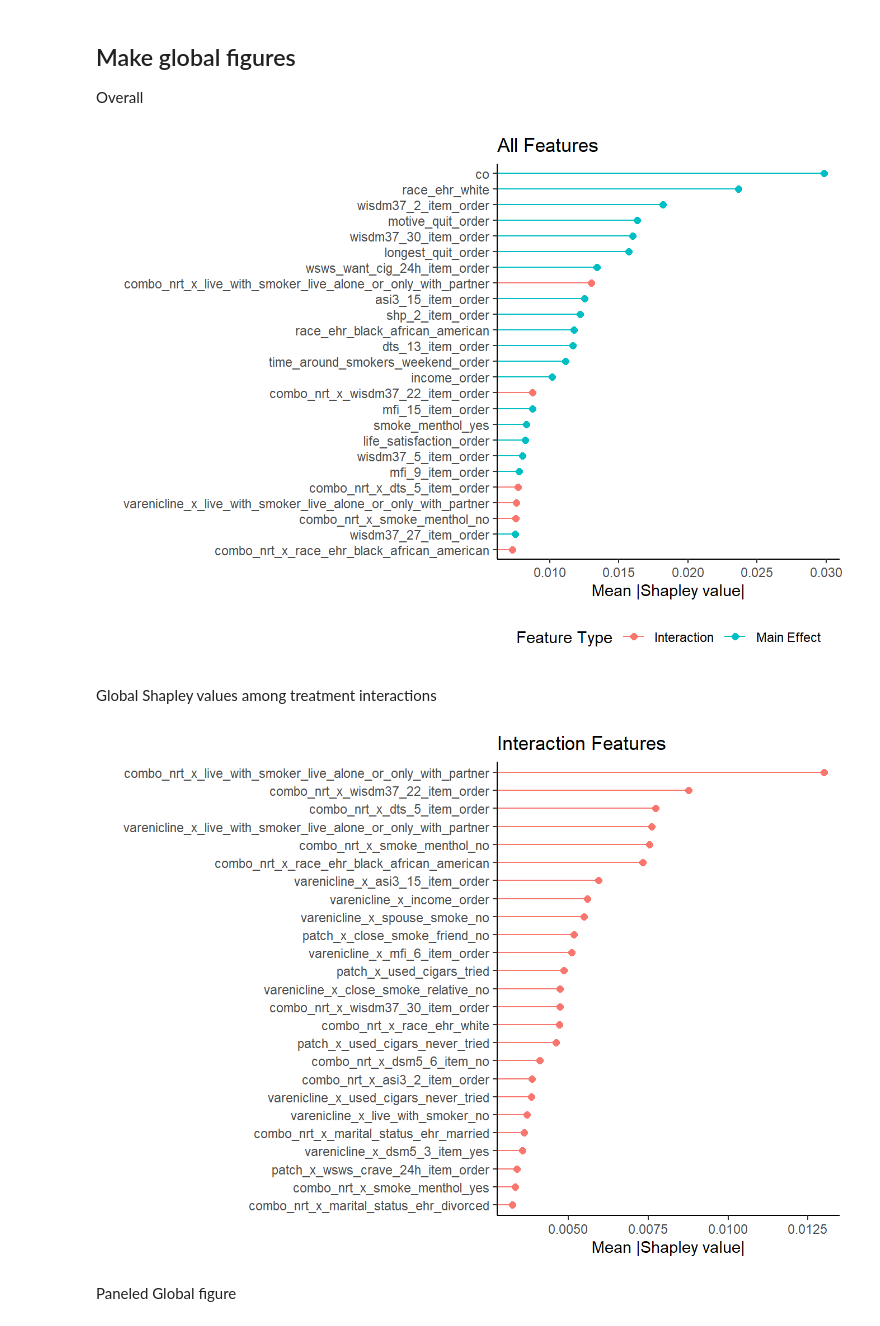
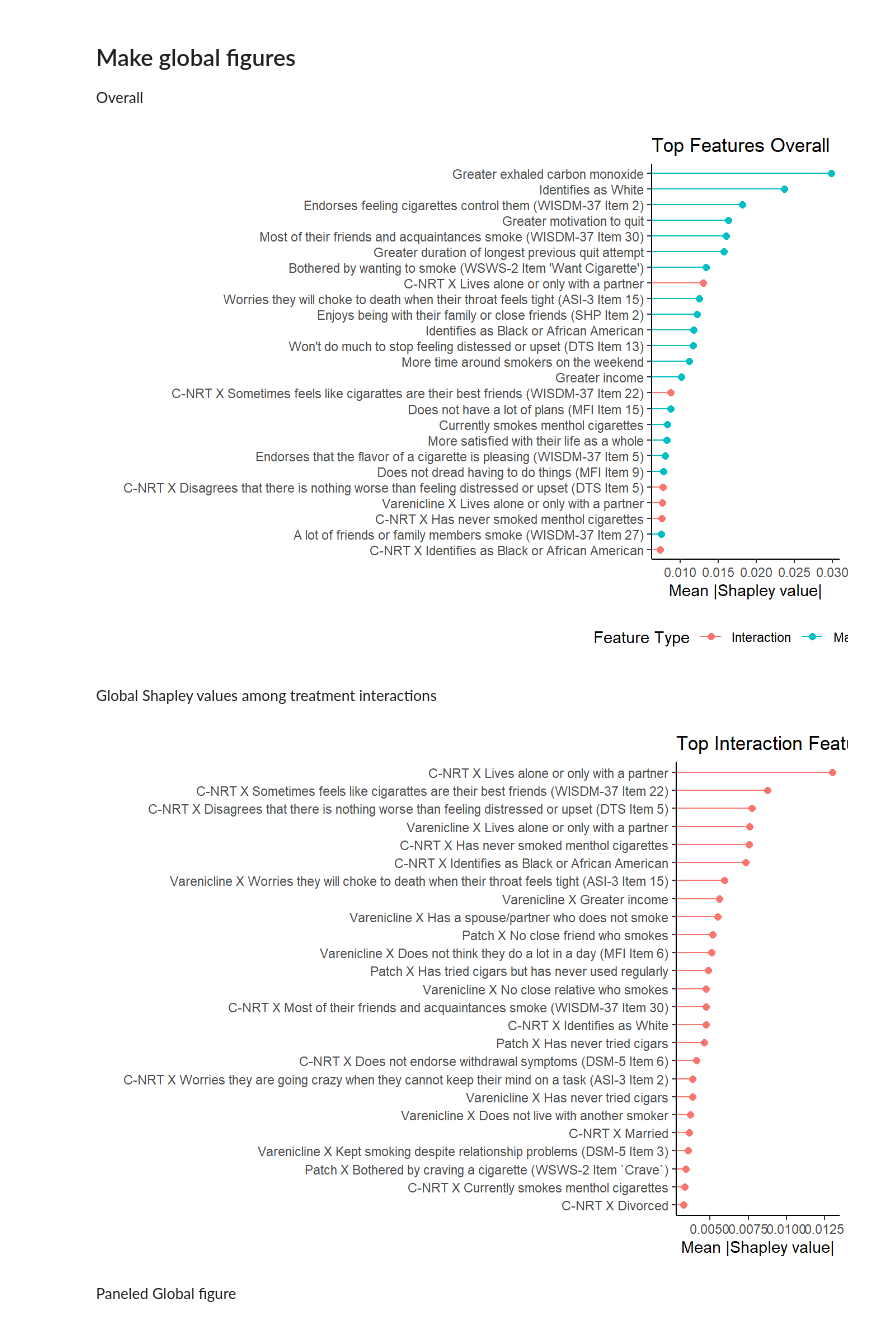
Before and after one commit to jjcurtin/study_match, a Jupyter notebook: notebooks/shap_4wk.out.ipynb, the cells around one changed output. Drawn from its saved outputs; the diff is of its cells as text; code cells hidden in the pictures.

```diff
--- a/notebooks/shap_4wk.out.ipynb
+++ b/notebooks/shap_4wk.out.ipynb
@@ -94,52 +160,41 @@ local <- local |>
 Overall
 # %%
 fig_shap_global <- global |>
-  arrange(desc(mean_contribution)) |>
-  slice(1:25) |>
-  arrange(mean_contribution) |>
-  mutate(variable_name = str_replace(variable_name, "treatment_", "")) |>
-  mutate(variable_name = fct_inorder(variable_name)) |>
-  ggplot(mapping = aes(x = variable_name, y = mean_contribution, color = tx_int)) +
+  ggplot(mapping = aes(x = Feature, y = mean_contribution, color = tx_int)) +
   geom_point(size = 2) +
-  geom_segment(aes(x = variable_name, y = mean_contribution, xend = variable_name),
+  geom_segment(aes(x = Feature, y = mean_contribution, xend = Feature),
                yend = 0) +
   labs(
     x = "",
     y = "Mean |Shapley value|",
     color = "Feature Type",
-    title = "All Features"
+    title = "Top Features Overall"
   ) +
   coord_flip() +
   theme(legend.position = "bottom")
 
 fig_shap_global
 # %% [output]
-[figure, old version]
+[figure, new version]
 # %% [markdown]
 Global Shapley values among treatment interactions
 # %%
-fig_shap_global_tx <- global |>
-  filter(tx_int == "Interaction") |>
-  arrange(desc(mean_contribution)) |>
-  slice(1:25) |>
-  arrange(mean_contribution) |>
-  mutate(variable_name = str_replace(variable_name, "treatment_", "")) |>
-  mutate(variable_name = fct_inorder(variable_name)) |>
-  ggplot(mapping = aes(x = variable_name, y = mean_contribution, color = tx_int)) +
+fig_shap_global_tx <- global_tx |>
+  ggplot(mapping = aes(x = Feature, y = mean_contribution, color = tx_int)) +
   geom_point(size = 2) +
-  geom_segment(aes(x = variable_name, y = mean_contribution, xend = variable_name),
+  geom_segment(aes(x = Feature, y = mean_contribution, xend = Feature),
                yend = 0) +
   labs(
     x = "",
     y = "Mean |Shapley value|",
-    title = "Interaction Features"
+    title = "Top Interaction Features"
   ) +
   coord_flip() +
   theme(legend.position = "none")
 
 fig_shap_global_tx
 # %% [output]
-[figure, old version]
+[figure, new version]
 # %% [markdown]
 Paneled Global figure
 # %%
```
Also changed, not shown: parts of 13 cells of this notebook, 47 other files.
